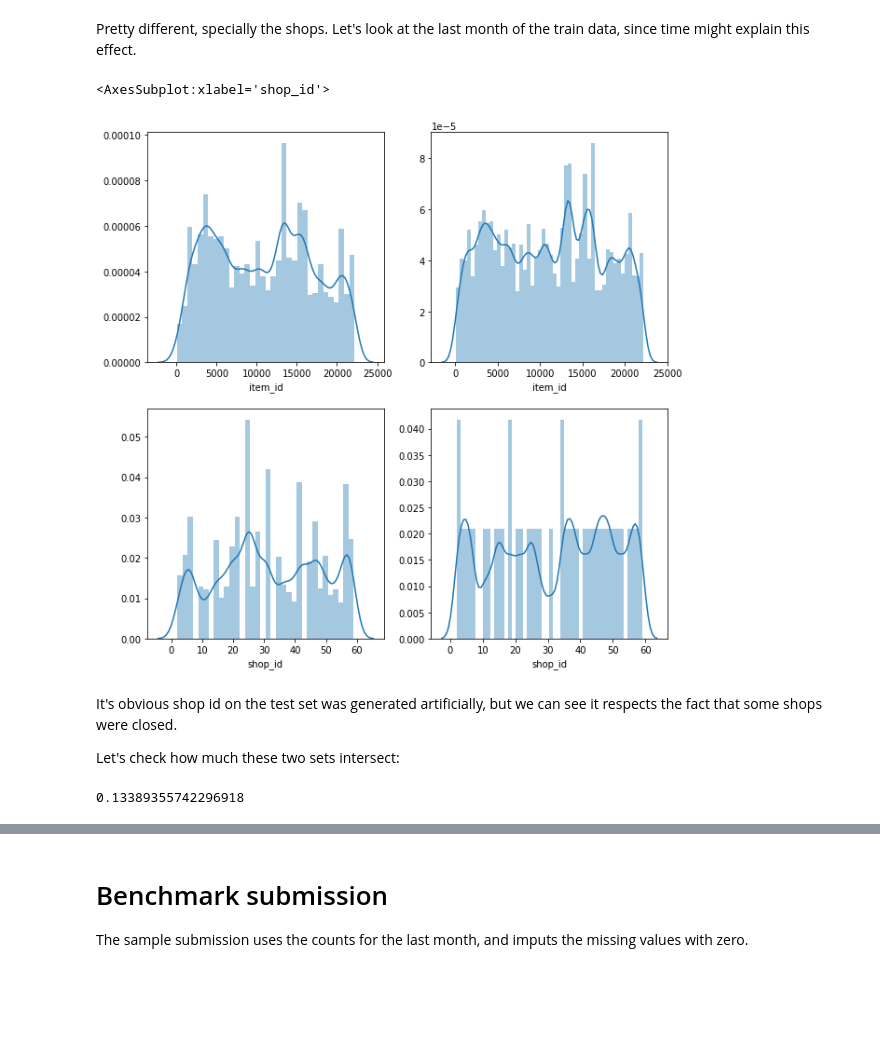
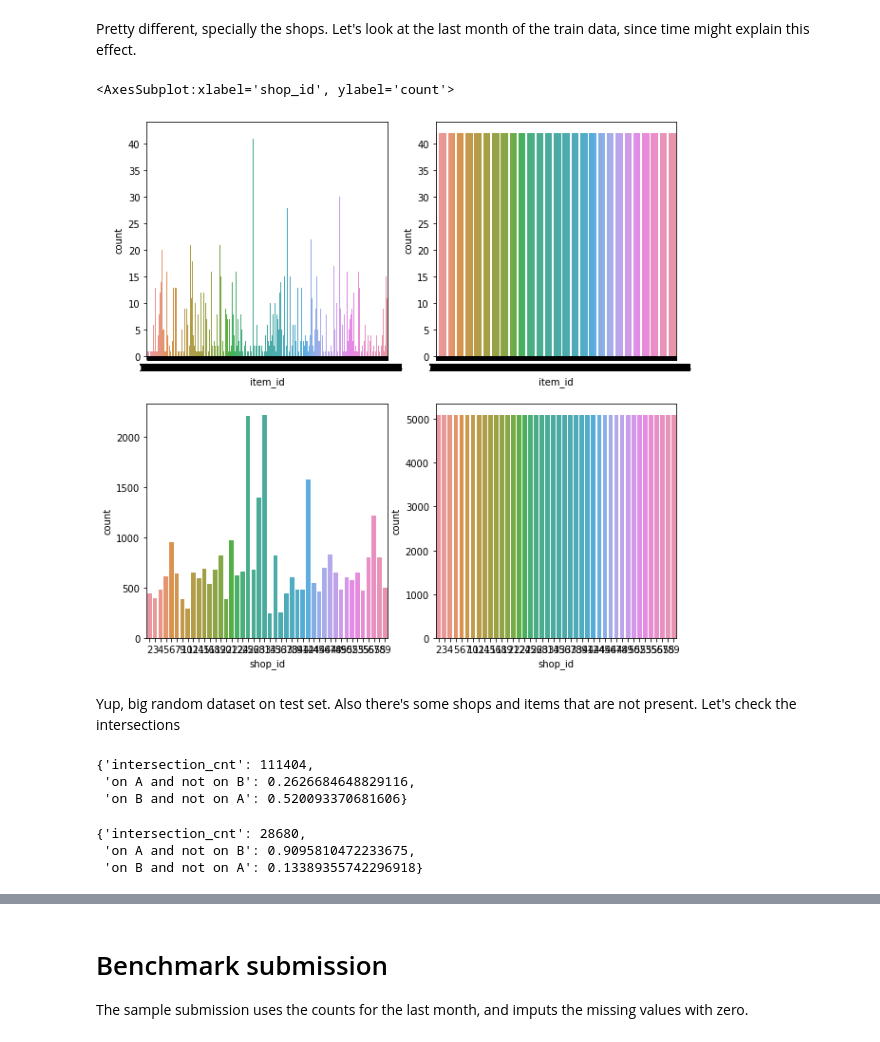
Before and after one commit to caioaao/hse-aml-final-project, a Jupyter notebook: notebooks/01-eda-train-test-data.ipynb, the cells around one changed output, grey strips where cells are left out. Drawn from its saved outputs; the diff is of its cells as text; code cells hidden in the pictures; blank space fills up the shorter version.

```diff
--- a/notebooks/01-eda-train-test-data.ipynb
+++ b/notebooks/01-eda-train-test-data.ipynb
@@ -158,15 +160,13 @@ Pretty different, specially the shops. Let's look at the last month of the train
 # %%
 sales_train_last_month = sales_train_by_month_clipped[sales_train_by_month_clipped['date_block_num'] == sales_train_by_month_clipped['date_block_num'].max()]
 
 fig, axes = plt.subplots(2, 2, figsize=(10, 10))
-sns.distplot(sales_train_last_month['item_id'], ax=axes[0][0])
-sns.distplot(test_set['item_id'], ax=axes[0][1])
-sns.distplot(sales_train_last_month['shop_id'], ax=axes[1][0])
-sns.distplot(test_set['shop_id'], ax=axes[1][1])
+sns.countplot(data=sales_train_last_month, x='item_id', ax=axes[0][0])
+sns.countplot(data=test_set, x='item_id', ax=axes[0][1])
+sns.countplot(data=sales_train_last_month, x='shop_id', ax=axes[1][0])
+sns.countplot(data=test_set, x='shop_id', ax=axes[1][1])
 # %% [output]
-<AxesSubplot:xlabel='shop_id'>
+<AxesSubplot:xlabel='shop_id', ylabel='count'>
-[figure, old version]
+[figure, new version]
-# %% [markdown]
-It's obvious shop id on the test set was generated artificially, but we can see it respects the fact that some shops were closed.
-
-Let's check how much these two sets intersect:
+# %% [markdown]
+Yup, big random dataset on test set. Also there's some shops and items that are not present. Let's check the intersections
@@ -173,4 +181,12 @@ Let's check how much these two sets intersect:
+# %%
+intersection_cnt(sales_train, test_set, ['item_id', 'shop_id'])
+# %% [output]
+{'intersection_cnt': 111404,
+ 'on A and not on B': 0.2626684648829116,
+ 'on B and not on A': 0.520093370681606}
 # %%
-pd.merge(sales_train_last_month, test_set, on=['item_id', 'shop_id'])['ID'].size / test_set['ID'].size
+intersection_cnt(sales_train_last_month, test_set, ['item_id', 'shop_id'])
 # %% [output]
-0.13389355742296918
+{'intersection_cnt': 28680,
+ 'on A and not on B': 0.9095810472233675,
+ 'on B and not on A': 0.13389355742296918}
```
Also changed, not shown: parts of 25 cells of this notebook, 12 other files.
